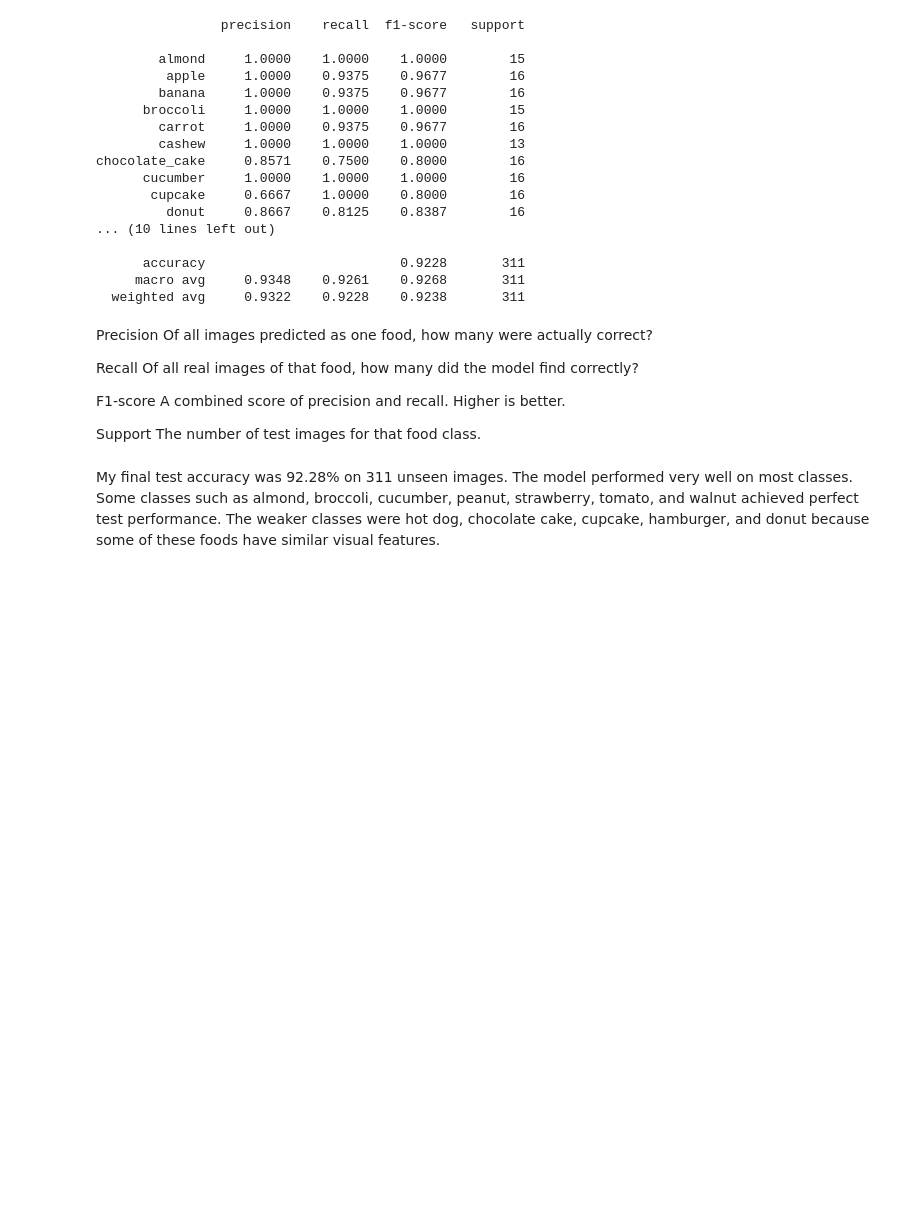
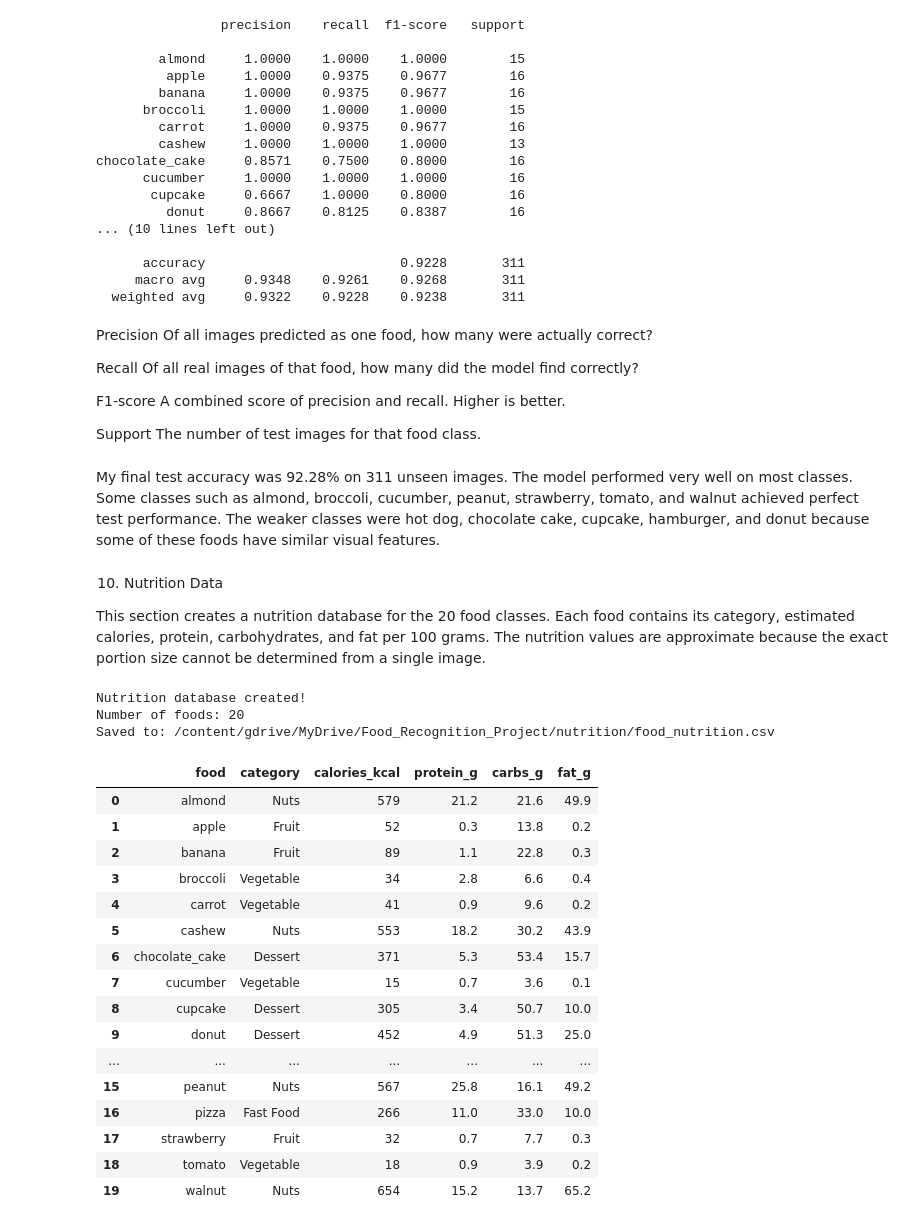
Before and after one commit to yeansreymom25-eng/food-recognition-nutrition, a Jupyter notebook: food_recognition.ipynb, the cells around one changed output. Drawn from its saved outputs; the diff is of its cells as text; code cells hidden in the pictures; blank space fills up the shorter version.

```diff
--- a/food_recognition.ipynb
+++ b/food_recognition.ipynb
@@ -1837,3 +1837,81 @@ Support
 The number of test images for that food class.
 # %% [markdown]
 My final test accuracy was 92.28% on 311 unseen images. The model performed very well on most classes. Some classes such as almond, broccoli, cucumber, peanut, strawberry, tomato, and walnut achieved perfect test performance. The weaker classes were hot dog, chocolate cake, cupcake, hamburger, and donut because some of these foods have similar visual features.
+# %% [markdown]
+10. Nutrition Data
+
+This section creates a nutrition database for the 20 food classes. Each food contains its category, estimated calories, protein, carbohydrates, and fat per 100 grams. The nutrition values are approximate because the exact portion size cannot be determined from a single image.
+# %%
+import os
+import pandas as pd
+
+nutrition_data = [
+    ["almond", "Nuts", 579, 21.2, 21.6, 49.9],
+    ["apple", "Fruit", 52, 0.3, 13.8, 0.2],
+    ["banana", "Fruit", 89, 1.1, 22.8, 0.3],
+    ["broccoli", "Vegetable", 34, 2.8, 6.6, 0.4],
+    ["carrot", "Vegetable", 41, 0.9, 9.6, 0.2],
+    ["cashew", "Nuts", 553, 18.2, 30.2, 43.9],
+    ["chocolate_cake", "Dessert", 371, 5.3, 53.4, 15.7],
+    ["cucumber", "Vegetable", 15, 0.7, 3.6, 0.1],
+    ["cupcake", "Dessert", 305, 3.4, 50.7, 10.0],
+    ["donut", "Dessert", 452, 4.9, 51.3, 25.0],
+    ["french_fries", "Fast Food", 312, 3.4, 41.4, 15.0],
+    ["hamburger", "Fast Food", 250, 13.0, 30.0, 9.0],
+    ["hot_dog", "Fast Food", 290, 10.3, 4.2, 26.0],
+    ["ice_cream", "Dessert", 207, 3.5, 23.6, 11.0],
+    ["orange", "Fruit", 47, 0.9, 11.8, 0.1],
+    ["peanut", "Nuts", 567, 25.8, 16.1, 49.2],
+    ["pizza", "Fast Food", 266, 11.0, 33.0, 10.0],
+    ["strawberry", "Fruit", 32, 0.7, 7.7, 0.3],
+    ["tomato", "Vegetable", 18, 0.9, 3.9, 0.2],
+    ["walnut", "Nuts", 654, 15.2, 13.7, 65.2]
+]
+
+columns = [
+    "food",
+    "category",
+    "calories_kcal",
+    "protein_g",
+    "carbs_g",
+    "fat_g"
+]
+
+nutrition_df = pd.DataFrame(nutrition_data, columns=columns)
+
+nutrition_folder = "/content/gdrive/MyDrive/Food_Recognition_Project/nutrition"
+os.makedirs(nutrition_folder, exist_ok=True)
+
+nutrition_path = os.path.join(
+    nutrition_folder,
+    "food_nutrition.csv"
+)
+
+nutrition_df.to_csv(nutrition_path, index=False)
+
+print("Nutrition database created!")
+print("Number of foods:", len(nutrition_df))
+print("Saved to:", nutrition_path)
+
+nutrition_df
+# %% [output]
+Nutrition database created!
+Number of foods: 20
+Saved to: /content/gdrive/MyDrive/Food_Recognition_Project/nutrition/food_nutrition.csv
+|  | food | category | calories_kcal | protein_g | carbs_g | fat_g |
+| 0 | almond | Nuts | 579 | 21.2 | 21.6 | 49.9 |
+| 1 | apple | Fruit | 52 | 0.3 | 13.8 | 0.2 |
+| 2 | banana | Fruit | 89 | 1.1 | 22.8 | 0.3 |
+| 3 | broccoli | Vegetable | 34 | 2.8 | 6.6 | 0.4 |
+| 4 | carrot | Vegetable | 41 | 0.9 | 9.6 | 0.2 |
+| 5 | cashew | Nuts | 553 | 18.2 | 30.2 | 43.9 |
+| 6 | chocolate_cake | Dessert | 371 | 5.3 | 53.4 | 15.7 |
+| 7 | cucumber | Vegetable | 15 | 0.7 | 3.6 | 0.1 |
+| 8 | cupcake | Dessert | 305 | 3.4 | 50.7 | 10.0 |
+| 9 | donut | Dessert | 452 | 4.9 | 51.3 | 25.0 |
+| ... | ... | ... | ... | ... | ... | ... |
+| 15 | peanut | Nuts | 567 | 25.8 | 16.1 | 49.2 |
+| 16 | pizza | Fast Food | 266 | 11.0 | 33.0 | 10.0 |
+| 17 | strawberry | Fruit | 32 | 0.7 | 7.7 | 0.3 |
+| 18 | tomato | Vegetable | 18 | 0.9 | 3.9 | 0.2 |
+| 19 | walnut | Nuts | 654 | 15.2 | 13.7 | 65.2 |
```
Also changed, not shown: parts of 5 cells of this notebook.
